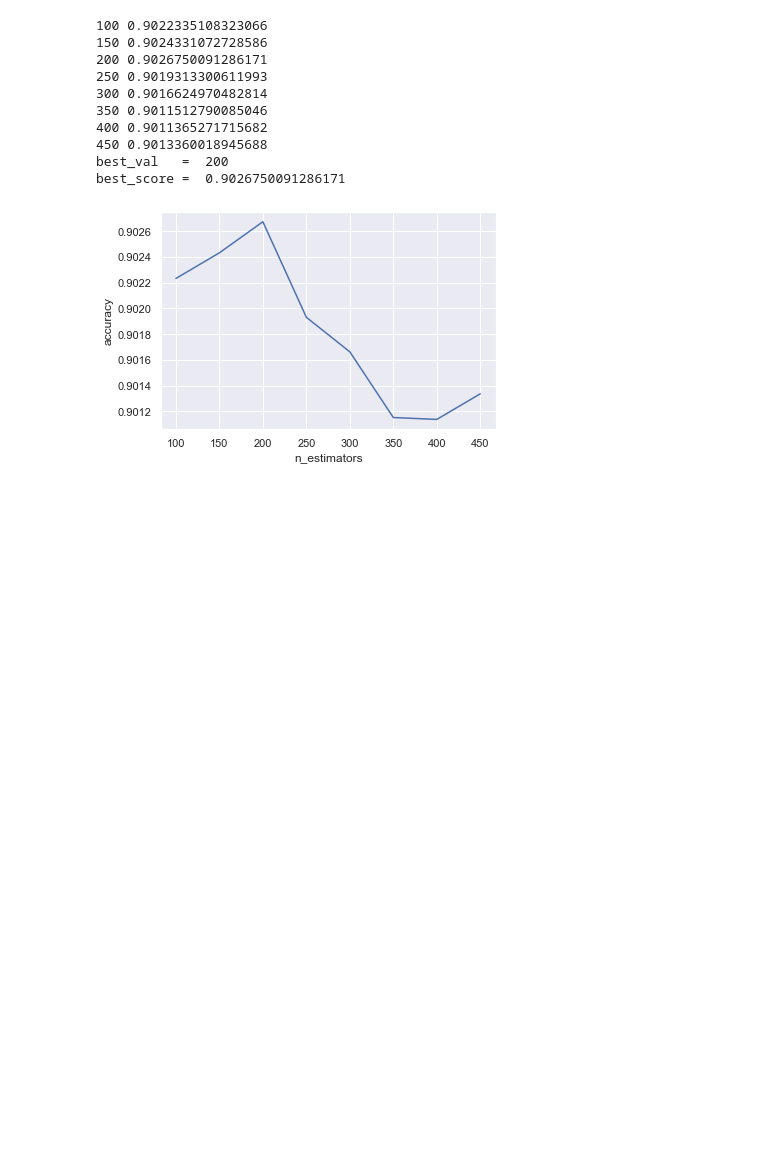
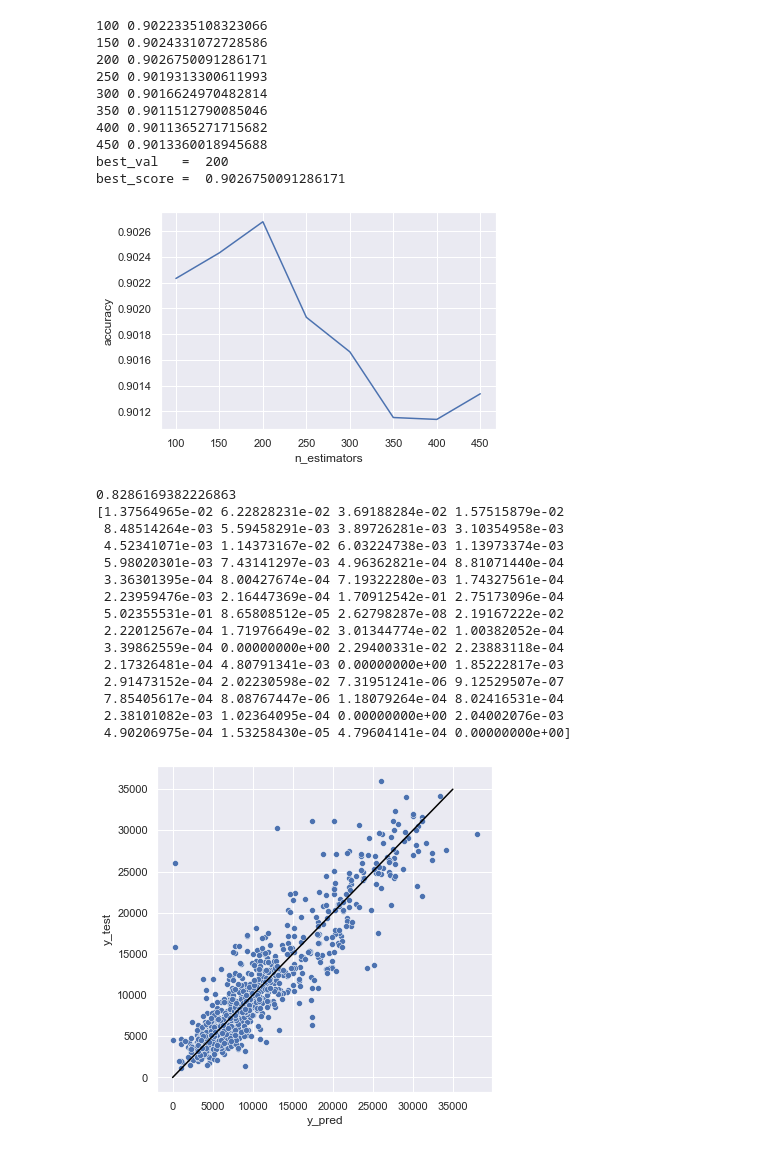
Before and after one commit to cyrill10/pml.attendance-analysis, a Jupyter notebook: analysis/modelRandomForrest.ipynb, the cells around one changed output. Cells and saved outputs as stored; diff of their text form; code cells hidden in the pictures; blank space fills up the shorter version.

```diff
--- a/analysis/modelRandomForrest.ipynb
+++ b/analysis/modelRandomForrest.ipynb
@@ -208,3 +209,35 @@ best_score =  0.9123415029394097
 best_val   =  200
 best_score =  0.9026750091286171
 [figure]
+# %%
+from sklearn.tree import DecisionTreeRegressor
+
+model = DecisionTreeRegressor()
+model.fit(X_train_sc, y_train)
+print(model.score(X_test_sc, y_test))
+y_pred = model.predict(X_test_sc)
+plt.figure(figsize=(6,6))
+ax = sns.scatterplot(x=y_pred, y=y_test)
+ax.set(xlabel='y_pred', ylabel='y_test')
+ls = np.linspace(0, 35000, 100)
+plt.plot(ls, ls, color='black')
+plt.show()
+
+print(model.feature_importances_)
+# %% [output]
+0.8286169382226863
+[1.37564965e-02 6.22828231e-02 3.69188284e-02 1.57515879e-02
+ 8.48514264e-03 5.59458291e-03 3.89726281e-03 3.10354958e-03
+ 4.52341071e-03 1.14373167e-02 6.03224738e-03 1.13973374e-03
+ 5.98020301e-03 7.43141297e-03 4.96362821e-04 8.81071440e-04
+ 3.36301395e-04 8.00427674e-04 7.19322280e-03 1.74327561e-04
+ 2.23959476e-03 2.16447369e-04 1.70912542e-01 2.75173096e-04
+ 5.02355531e-01 8.65808512e-05 2.62798287e-08 2.19167222e-02
+ 2.22012567e-04 1.71976649e-02 3.01344774e-02 1.00382052e-04
+ 3.39862559e-04 0.00000000e+00 2.29400331e-02 2.23883118e-04
+ 2.17326481e-04 4.80791341e-03 0.00000000e+00 1.85222817e-03
+ 2.91473152e-04 2.02230598e-02 7.31951241e-06 9.12529507e-07
+ 7.85405617e-04 8.08767447e-06 1.18079264e-04 8.02416531e-04
+ 2.38101082e-03 1.02364095e-04 0.00000000e+00 2.04002076e-03
+ 4.90206975e-04 1.53258430e-05 4.79604141e-04 0.00000000e+00]
+[figure, added]
```
Also changed, not shown: parts of 3 cells of this notebook, 12 other files.
